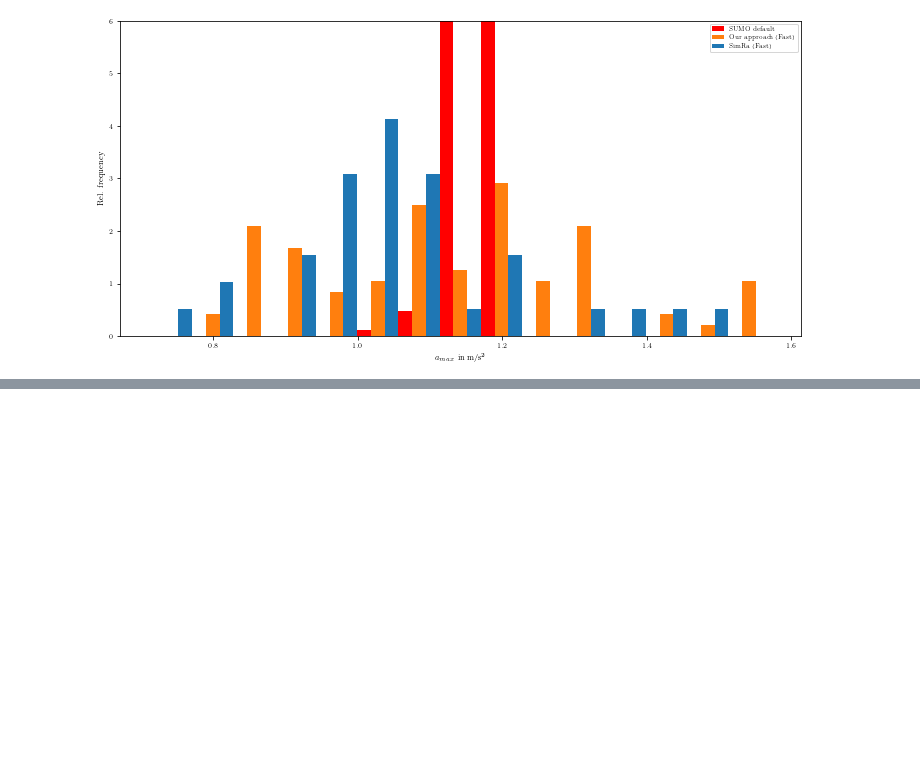
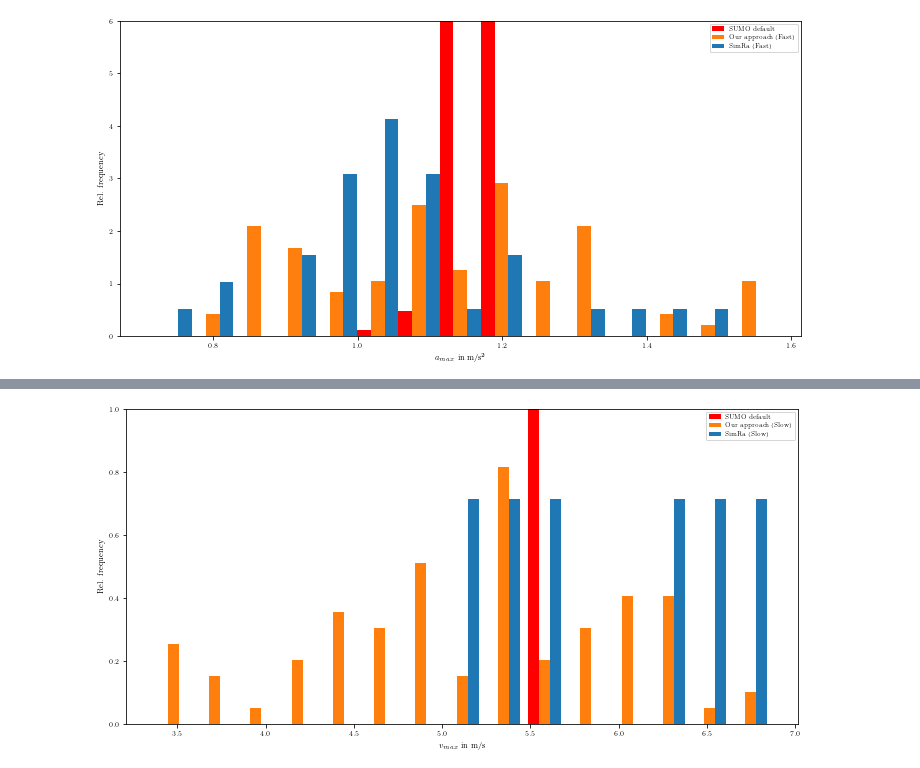
Before and after one commit to alexpagri/data-analytics, a Jupyter notebook: adsp/parameter_evaluation/SUMO_vs_Param_Oranien.ipynb, the cells around one changed output, grey strips where cells are left out. Drawn from its saved outputs; the diff is of its cells as text; code cells hidden in the pictures; blank space fills up the shorter version.

```diff
--- a/adsp/parameter_evaluation/SUMO_vs_Param_Oranien.ipynb
+++ b/adsp/parameter_evaluation/SUMO_vs_Param_Oranien.ipynb
@@ -313,0 +326,12 @@ plt.show()
+# %%
+plt.subplots(figsize = (10, 5))
+
+plt.hist([max_velos_arr[4], max_velos_arr[1], v_slow.values.flatten()], bins = 15, label=['SUMO default', 'Our approach (Slow)', 'SimRa (Slow)'],  color = colors, density=True)
+plt.legend()
+plt.ylim(0,1)
+plt.ylabel('Rel. frequency')
+plt.xlabel(r'$v_{max}$ in m/s')
+plt.savefig('images/sim_oranien_velo_slow.pdf', bbox_inches='tight')
+plt.show()
+# %% [output]
+[figure, added]
```
Also changed, not shown: parts of 7 cells of this notebook, 7 other files.
